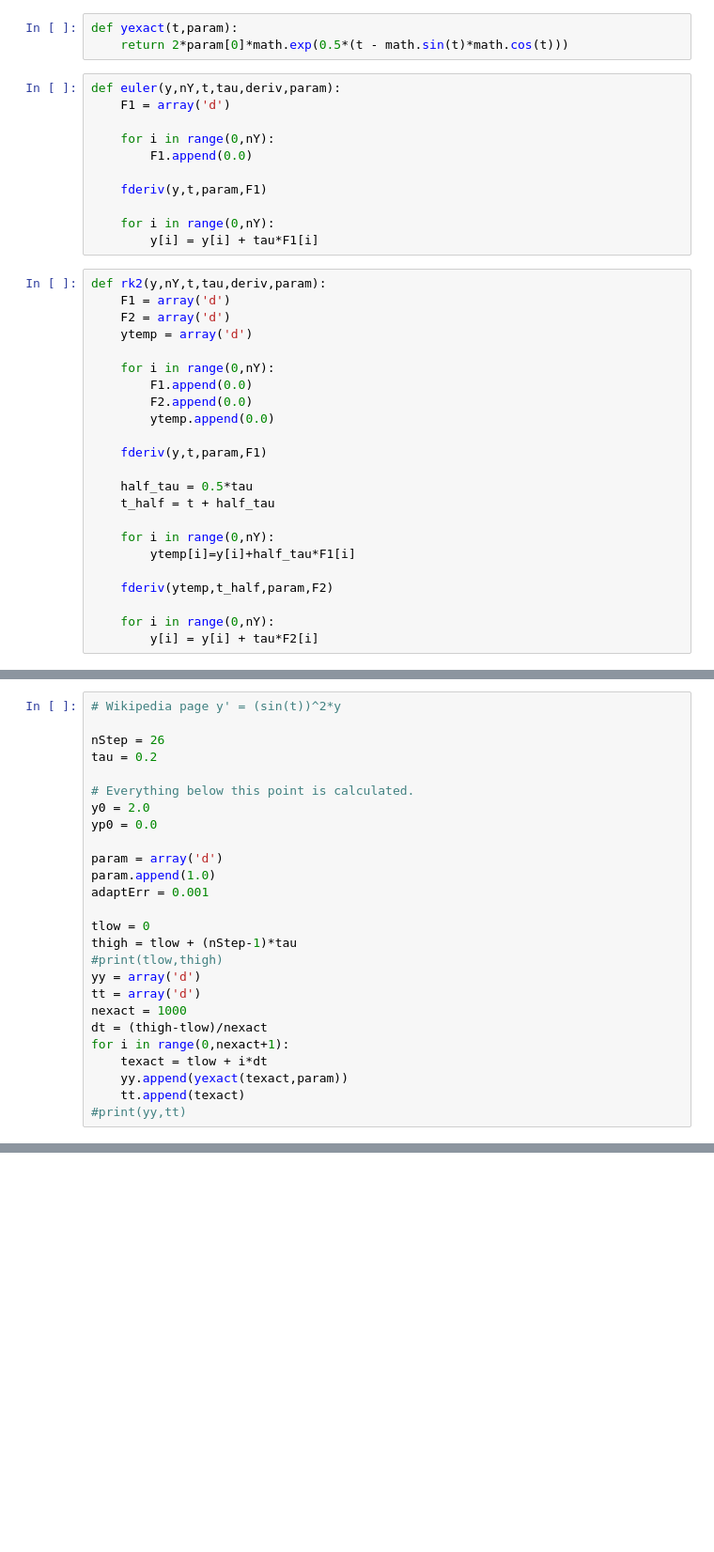
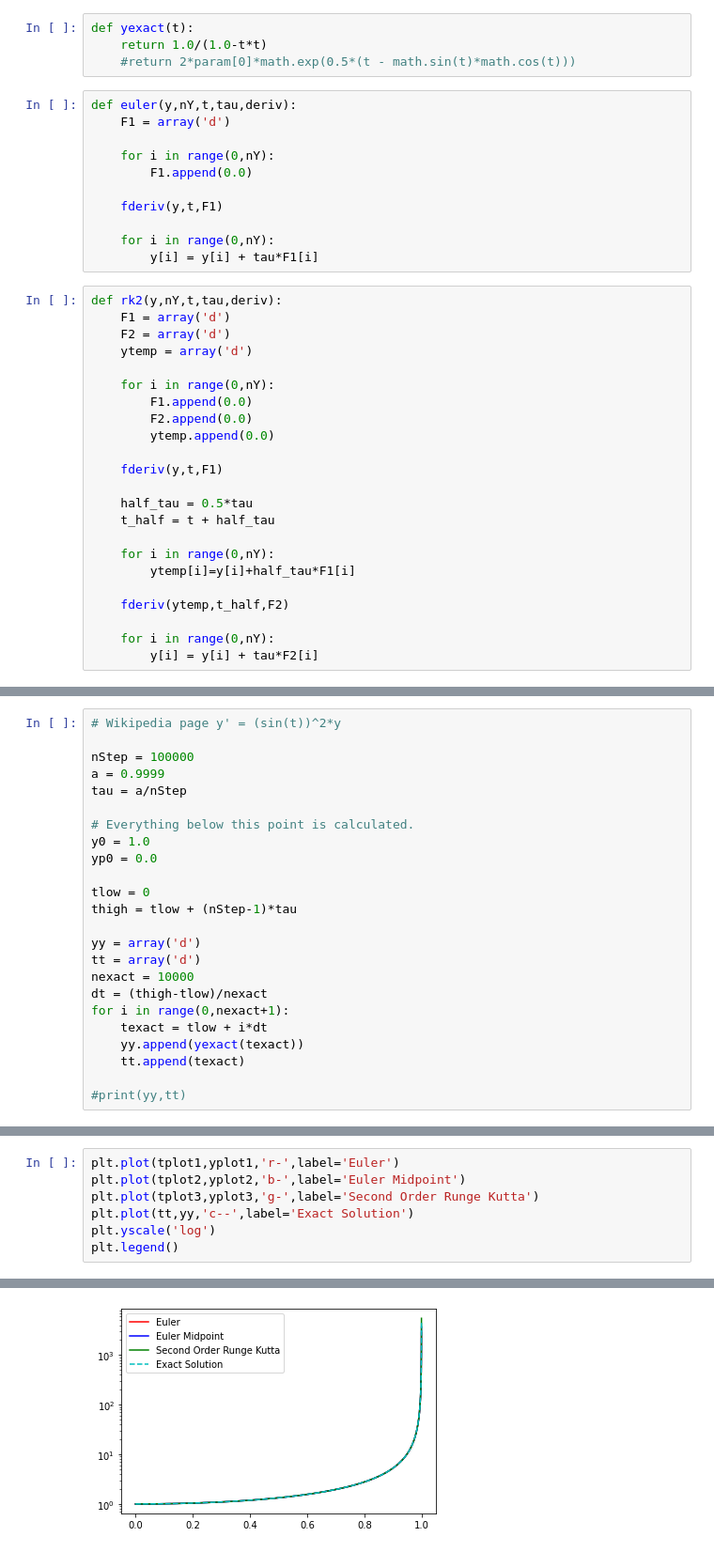
Before and after one commit to wutmeownow/phys441, a Jupyter notebook: nmfp/Cpp/graph_runge_kutta_all.ipynb, the cells around one changed output, grey strips where cells are left out. Shown at 94% size. Saved outputs shown, nothing was run; the diff lists cells and outputs as text; blank space fills up the shorter version.

```diff
--- a/nmfp/Cpp/graph_runge_kutta_all.ipynb
+++ b/nmfp/Cpp/graph_runge_kutta_all.ipynb
@@ -21,19 +8,20 @@ def fderiv(y,t,param,deriv):
 # %%
-def yexact(t,param):
-    return 2*param[0]*math.exp(0.5*(t - math.sin(t)*math.cos(t)))
+def yexact(t):
+    return 1.0/(1.0-t*t)
+    #return 2*param[0]*math.exp(0.5*(t - math.sin(t)*math.cos(t)))
 # %%
-def euler(y,nY,t,tau,deriv,param):
+def euler(y,nY,t,tau,deriv):
     F1 = array('d')
 
     for i in range(0,nY):
         F1.append(0.0)
 
-    fderiv(y,t,param,F1)
+    fderiv(y,t,F1)
 
     for i in range(0,nY):
         y[i] = y[i] + tau*F1[i]
 # %%
-def rk2(y,nY,t,tau,deriv,param):
+def rk2(y,nY,t,tau,deriv):
     F1 = array('d')
     F2 = array('d')
     ytemp = array('d')
@@ -43,7 +31,7 @@ def rk2(y,nY,t,tau,deriv,param):
         F2.append(0.0)
         ytemp.append(0.0)
 
-    fderiv(y,t,param,F1)
+    fderiv(y,t,F1)
 
     half_tau = 0.5*tau
     t_half = t + half_tau
@@ -51,7 +39,7 @@ def rk2(y,nY,t,tau,deriv,param):
     for i in range(0,nY):
         ytemp[i]=y[i]+half_tau*F1[i]
 
-    fderiv(ytemp,t_half,param,F2)
+    fderiv(ytemp,t_half,F2)
 
     for i in range(0,nY):
         y[i] = y[i] + tau*F2[i]
@@ -145,26 +46,24 @@ def rka(x,nX,t,tau,err,deriv,param):
 # %%
 # Wikipedia page y' = (sin(t))^2*y
 
-nStep = 26
-tau = 0.2
+nStep = 100000
+a = 0.9999
+tau = a/nStep
 
 # Everything below this point is calculated.
-y0 = 2.0
+y0 = 1.0
 yp0 = 0.0
-
-param = array('d')
-param.append(1.0)
-adaptErr = 0.001
 
 tlow = 0
 thigh = tlow + (nStep-1)*tau
-#print(tlow,thigh)
+
 yy = array('d')
 tt = array('d')
-nexact = 1000
+nexact = 10000
 dt = (thigh-tlow)/nexact
 for i in range(0,nexact+1):
     texact = tlow + i*dt
-    yy.append(yexact(texact,param))
+    yy.append(yexact(texact))
     tt.append(texact)
+
 #print(yy,tt)
@@ -345,0 +142,8 @@ c1.Draw()
+# %%
+plt.plot(tplot1,yplot1,'r-',label='Euler')
+plt.plot(tplot2,yplot2,'b-',label='Euler Midpoint')
+plt.plot(tplot3,yplot3,'g-',label='Second Order Runge Kutta')
+plt.plot(tt,yy,'c--',label='Exact Solution')
+plt.yscale('log')
+plt.legend()
+# %% [output]
@@ -345,0 +151 @@ c1.Draw()
+[figure, added]
```
Also changed, not shown: parts of 12 cells of this notebook, 3 other files.
